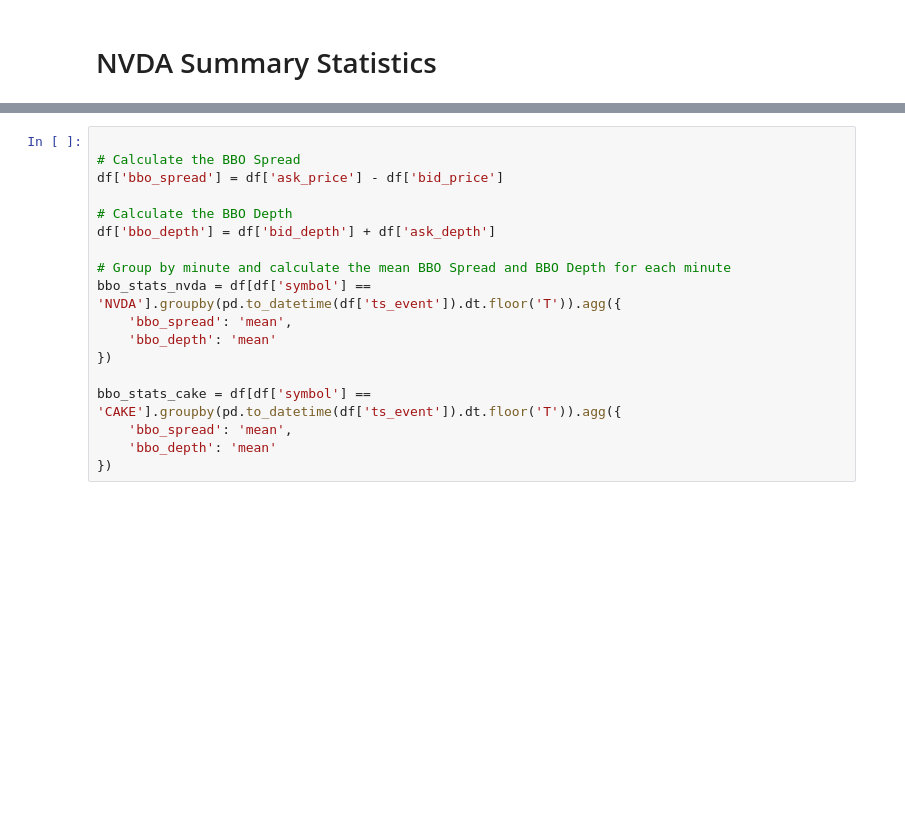
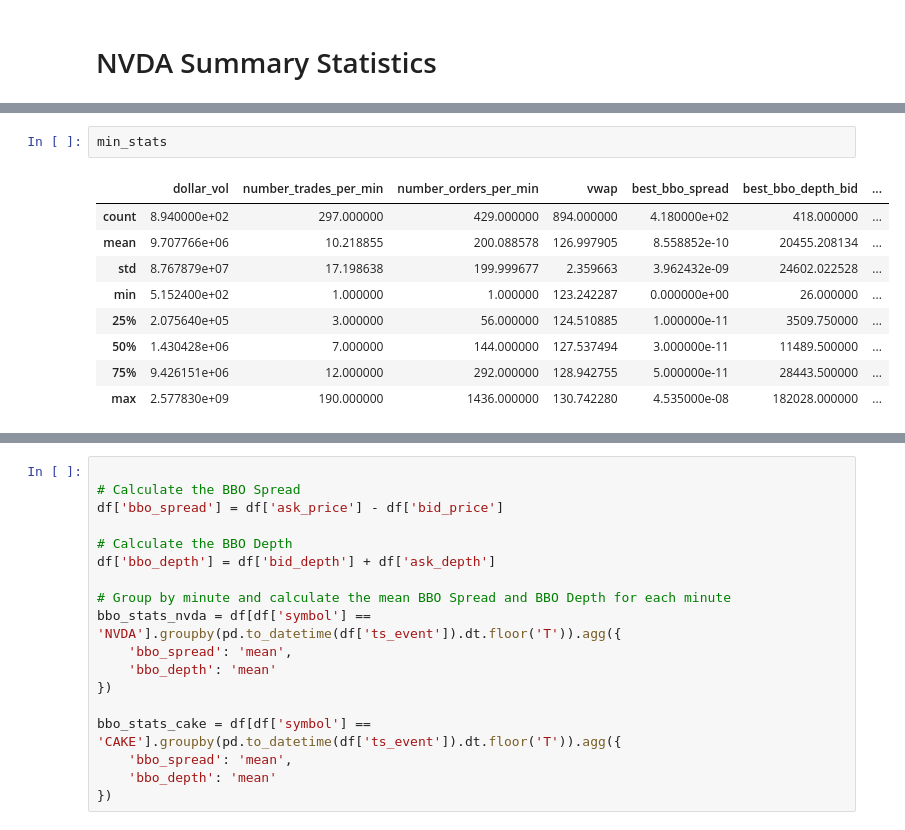
Before and after one commit to amchugh2/230x_team_repo, a Jupyter notebook: hw1.ipynb, the cells around one changed output, grey strips where cells are left out. Saved outputs shown, nothing was run; the diff lists cells and outputs as text; blank space fills up the shorter version.

```diff
--- a/hw1.ipynb
+++ b/hw1.ipynb
@@ -542,0 +548,12 @@ TypeError: cannot unpack non-iterable NoneType object
+# %%
+min_stats
+# %% [output]
+|  | dollar_vol | number_trades_per_min | number_orders_per_min | vwap | best_bbo_spread | best_bbo_depth_bid | ... |
+| count | 8.940000e+02 | 297.000000 | 429.000000 | 894.000000 | 4.180000e+02 | 418.000000 | ... |
+| mean | 9.707766e+06 | 10.218855 | 200.088578 | 126.997905 | 8.558852e-10 | 20455.208134 | ... |
+| std | 8.767879e+07 | 17.198638 | 199.999677 | 2.359663 | 3.962432e-09 | 24602.022528 | ... |
+| min | 5.152400e+02 | 1.000000 | 1.000000 | 123.242287 | 0.000000e+00 | 26.000000 | ... |
+| 25% | 2.075640e+05 | 3.000000 | 56.000000 | 124.510885 | 1.000000e-11 | 3509.750000 | ... |
+| 50% | 1.430428e+06 | 7.000000 | 144.000000 | 127.537494 | 3.000000e-11 | 11489.500000 | ... |
+| 75% | 9.426151e+06 | 12.000000 | 292.000000 | 128.942755 | 5.000000e-11 | 28443.500000 | ... |
+| max | 2.577830e+09 | 190.000000 | 1436.000000 | 130.742280 | 4.535000e-08 | 182028.000000 | ... |
```
Also changed, not shown: parts of 9 cells of this notebook.
